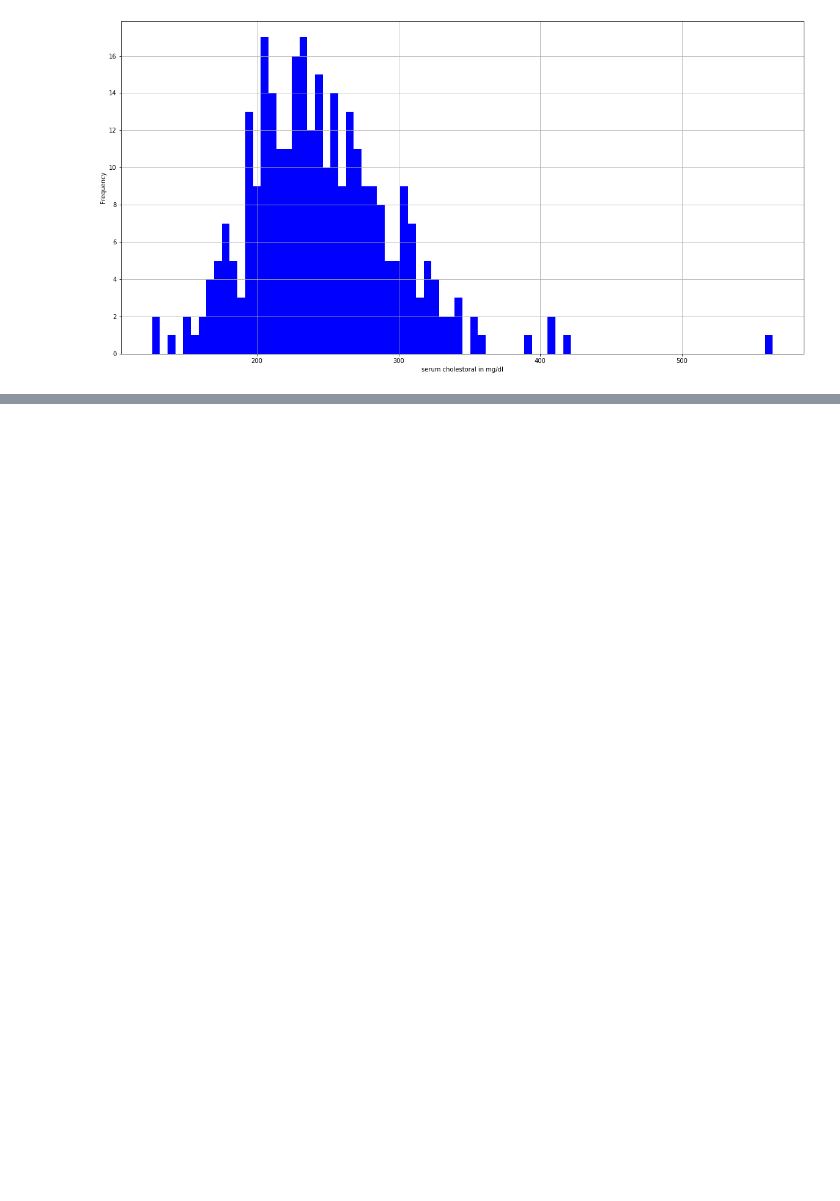
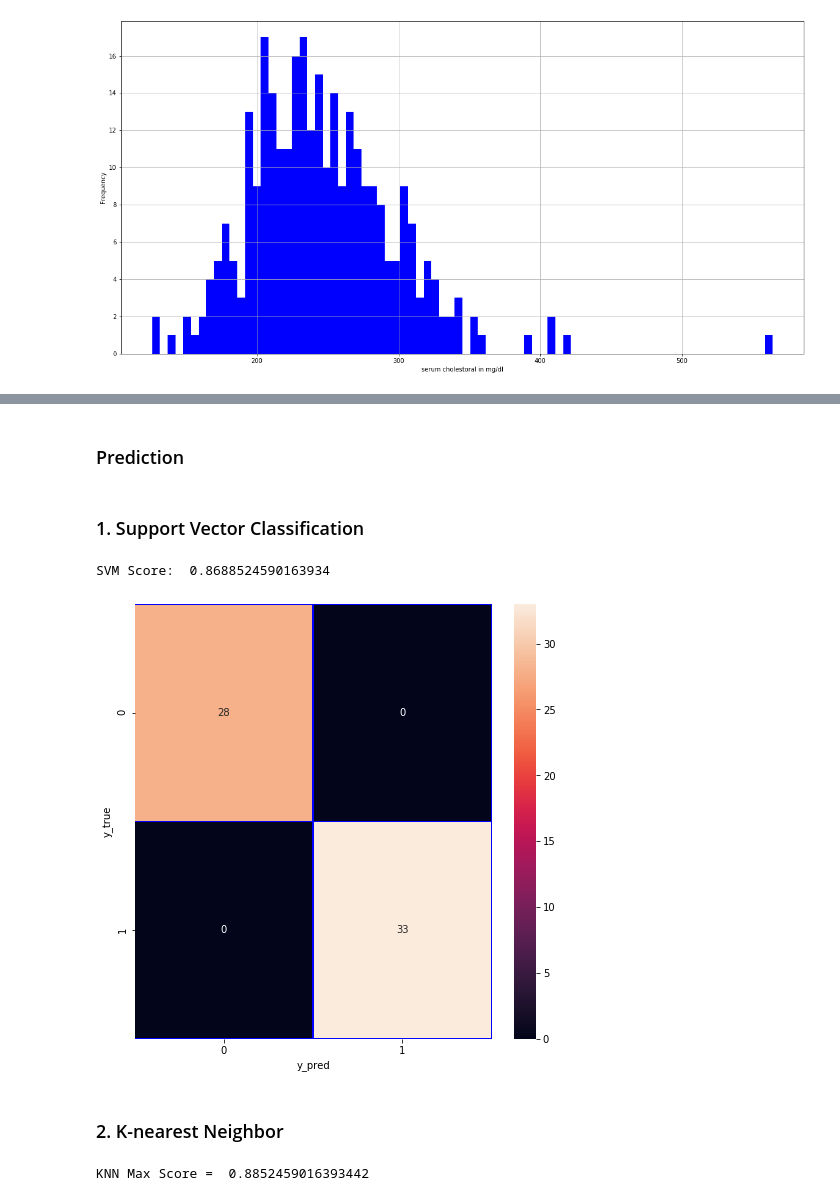
Before and after one commit to kumarUjjawal/data-science-with-python, a Jupyter notebook: heart-disease-visualization-predication.ipynb, the cells around one changed output, grey strips where cells are left out. Cells and saved outputs as stored; diff of their text form; code cells hidden in the pictures; blank space fills up the shorter version.

```diff
--- a/heart-disease-visualization-predication.ipynb
+++ b/heart-disease-visualization-predication.ipynb
@@ -152,0 +215,4 @@ plt.show()
+# %%
+data = pd.get_dummies(data, columns = ['age', 'sex', 'cp', 'trestbps', 'chol', 'fbs', 'restecg', 'thalach',
+       'exang', 'oldpeak', 'slope', 'ca', 'thal'])
+data
@@ -152,0 +233,3 @@ plt.show()
+# %%
+x = (data-np.min(data)) / (np.max(data)-np.min(data))
+x
@@ -152,0 +250,46 @@ plt.show()
+# %% [markdown]
+### Prediction
+# %%
+from sklearn.model_selection import train_test_split
+
+x_train, x_test, y_train, y_test = train_test_split(x, y, test_size=0.2, random_state=49)
+# %% [markdown]
+### 1. Support Vector Classification
+# %%
+from sklearn.svm import SVC
+
+svm = SVC(gamma=0.1, C=1, kernel='rbf')
+svm.fit(x_train, y_train)
+svm_score = svm.score(x_test, y_test)
+print('SVM Score: ', svm_score)
+# %% [output]
+SVM Score:  0.8688524590163934
+# %%
+y_pred = svm.predict(x_test)
+y_true = y_pred
+
+from sklearn.metrics import confusion_matrix
+
+conf_mat = confusion_matrix(y_true, y_pred)
+
+fig, ax = plt.subplots(figsize=(8,8))
+sns.heatmap(conf_mat, annot=True, linewidths=0.5, linecolor='blue', fmt='.0f', ax=ax)
+plt.xlabel('y_pred')
+plt.ylabel('y_true')
+plt.show()
+# %% [output]
+[figure, added]
+# %% [markdown]
+### 2. K-nearest Neighbor
+# %%
+knn_list = []
+from sklearn.neighbors import KNeighborsClassifier
+for each in range(1,100):
+    knn1 = KNeighborsClassifier(n_neighbors = each,weights = "distance",metric = "euclidean" )
+    knn1.fit(x_train,y_train)
+    knn1_score = knn1.score(x_test,y_test)
+    knn_list.append(knn1_score)
+knn_max = np.max(knn_list)
+print("KNN Max Score = ",knn_max)
+# %% [output]
+KNN Max Score =  0.8852459016393442
```
Also changed, not shown: parts of 15 cells of this notebook.
